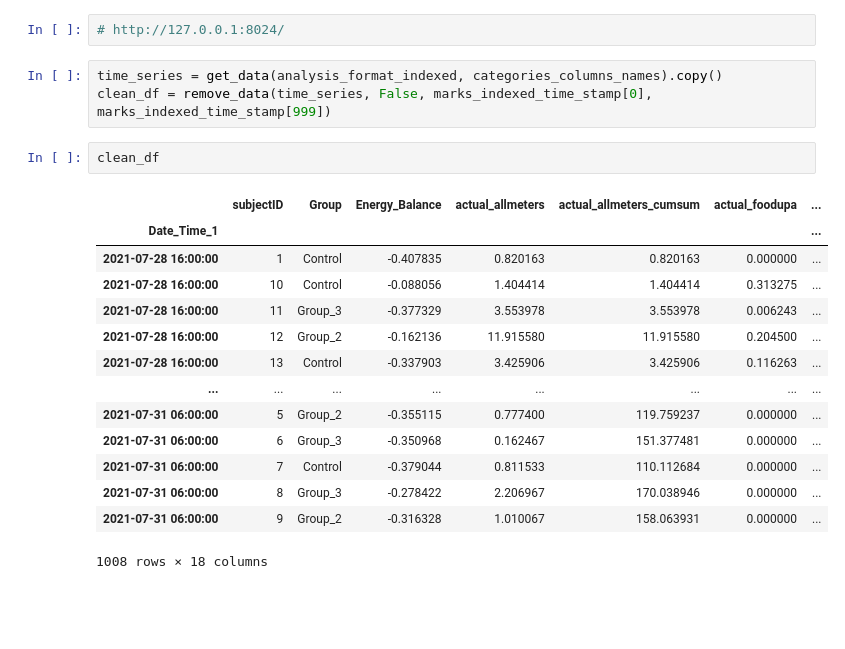
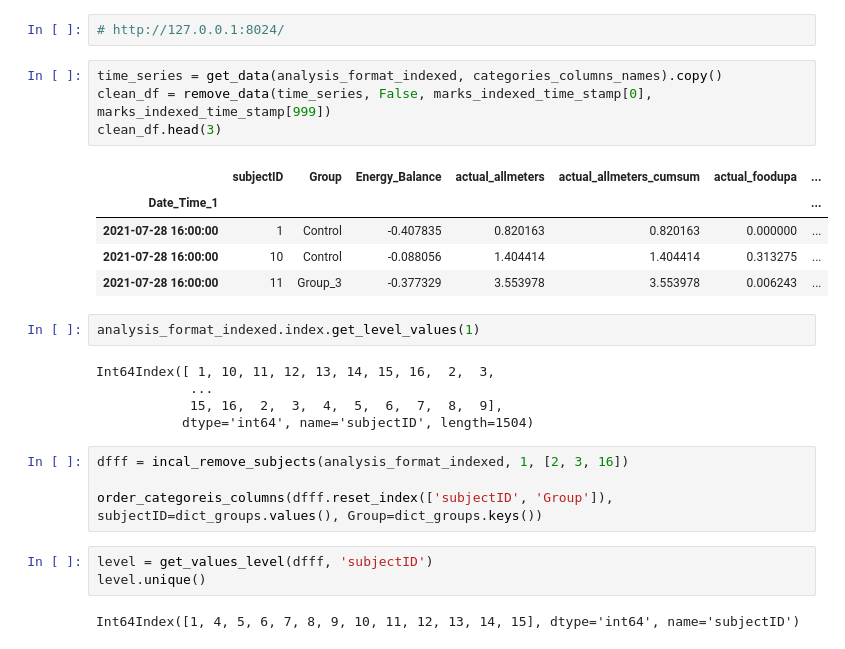
Before and after one commit to barel-mishal/InCal, a Jupyter notebook: in_cal.ipynb, the cells around one changed output. Drawn from its saved outputs; the diff is of its cells as text; blank space fills up the shorter version.

Commit message:
make del group and subjects feature

```diff
--- a/in_cal.ipynb
+++ b/in_cal.ipynb
@@ -775,20 +819,26 @@ Dash app running on http://127.0.0.1:8024/
 # %%
 time_series = get_data(analysis_format_indexed, categories_columns_names).copy()
 clean_df = remove_data(time_series, False, marks_indexed_time_stamp[0], marks_indexed_time_stamp[999])
+clean_df.head(3)
+# %% [output]
+|  | subjectID | Group | Energy_Balance | actual_allmeters | actual_allmeters_cumsum | actual_foodupa | ... |
+| Date_Time_1 |  |  |  |  |  |  | ... |
+| 2021-07-28 16:00:00 | 1 | Control | -0.407835 | 0.820163 | 0.820163 | 0.000000 | ... |
+| 2021-07-28 16:00:00 | 10 | Control | -0.088056 | 1.404414 | 1.404414 | 0.313275 | ... |
+| 2021-07-28 16:00:00 | 11 | Group_3 | -0.377329 | 3.553978 | 3.553978 | 0.006243 | ... |
-# %%
-clean_df
-# %% [output]
-|  | subjectID | Group | Energy_Balance | actual_allmeters | actual_allmeters_cumsum | actual_foodupa | ... |
-| Date_Time_1 |  |  |  |  |  |  | ... |
-| 2021-07-28 16:00:00 | 1 | Control | -0.407835 | 0.820163 | 0.820163 | 0.000000 | ... |
-| 2021-07-28 16:00:00 | 10 | Control | -0.088056 | 1.404414 | 1.404414 | 0.313275 | ... |
-| 2021-07-28 16:00:00 | 11 | Group_3 | -0.377329 | 3.553978 | 3.553978 | 0.006243 | ... |
-| 2021-07-28 16:00:00 | 12 | Group_2 | -0.162136 | 11.915580 | 11.915580 | 0.204500 | ... |
-| 2021-07-28 16:00:00 | 13 | Control | -0.337903 | 3.425906 | 3.425906 | 0.116263 | ... |
-| ... | ... | ... | ... | ... | ... | ... | ... |
-| 2021-07-31 06:00:00 | 5 | Group_2 | -0.355115 | 0.777400 | 119.759237 | 0.000000 | ... |
-| 2021-07-31 06:00:00 | 6 | Group_3 | -0.350968 | 0.162467 | 151.377481 | 0.000000 | ... |
-| 2021-07-31 06:00:00 | 7 | Control | -0.379044 | 0.811533 | 110.112684 | 0.000000 | ... |
-| 2021-07-31 06:00:00 | 8 | Group_3 | -0.278422 | 2.206967 | 170.038946 | 0.000000 | ... |
-| 2021-07-31 06:00:00 | 9 | Group_2 | -0.316328 | 1.010067 | 158.063931 | 0.000000 | ... |
-1008 rows × 18 columns
+# %%
+analysis_format_indexed.index.get_level_values(1)
+# %% [output]
+Int64Index([ 1, 10, 11, 12, 13, 14, 15, 16,  2,  3,
+            ...
+            15, 16,  2,  3,  4,  5,  6,  7,  8,  9],
+           dtype='int64', name='subjectID', length=1504)
+# %%
+dfff = incal_remove_subjects(analysis_format_indexed, 1, [2, 3, 16])
+
+order_categoreis_columns(dfff.reset_index(['subjectID', 'Group']), subjectID=dict_groups.values(), Group=dict_groups.keys())
+# %%
+level = get_values_level(dfff, 'subjectID')
+level.unique()
+# %% [output]
+Int64Index([1, 4, 5, 6, 7, 8, 9, 10, 11, 12, 13, 14, 15], dtype='int64', name='subjectID')
```
Also changed, not shown: parts of 3 cells of this notebook.
